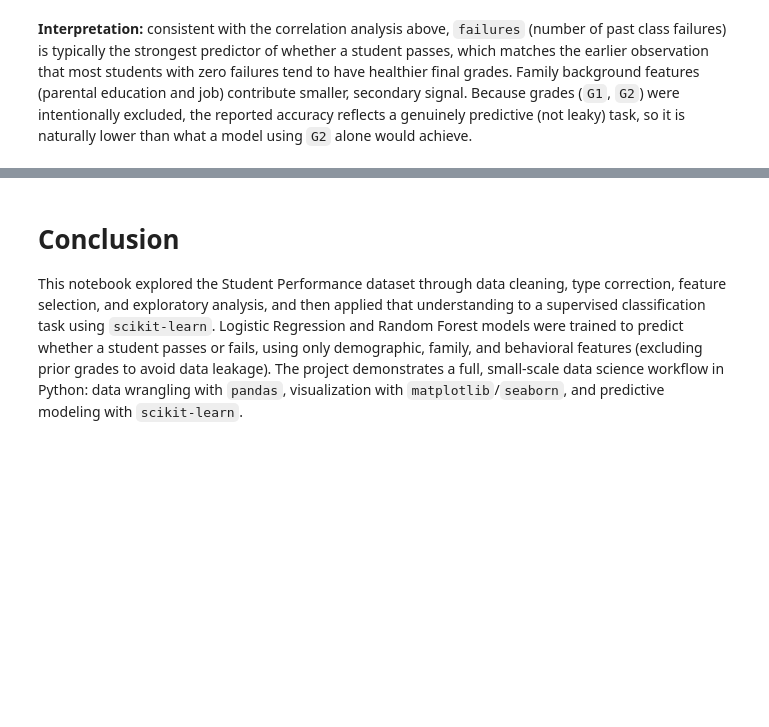
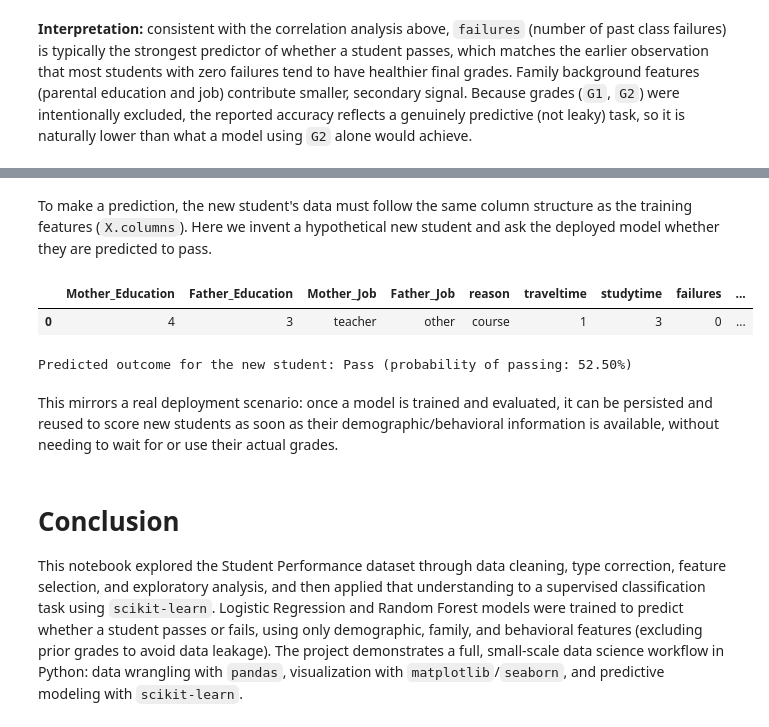
Before and after one commit to ZeinabBagherifard/Student-Performance-Analysis, a Jupyter notebook: student-performance-eda.ipynb, the cells around one changed output, grey strips where cells are left out. Drawn from its saved outputs; the diff is of its cells as text; code cells hidden in the pictures; blank space fills up the shorter version.

```diff
--- a/student-performance-eda.ipynb
+++ b/student-performance-eda.ipynb
@@ -576,3 +615,36 @@ predictive (not leaky) task, so it is naturally lower than what a model using `G
+# %% [markdown]
+To make a prediction, the new student's data must follow the same column structure as the training features
+(`X.columns`). Here we invent a hypothetical new student and ask the deployed model whether they are predicted to pass.
+# %%
+new_student = pd.DataFrame([{
+    "Mother_Education": 4,
+    "Father_Education": 3,
+    "Mother_Job": "teacher",
+    "Father_Job": "other",
+    "reason": "course",
+    "traveltime": 1,
+    "studytime": 3,
+    "failures": 0,
+    "health": 4,
+    "absences": 2,
+}])
+
+new_student
+# %% [output]
+|  | Mother_Education | Father_Education | Mother_Job | Father_Job | reason | traveltime | studytime | failures | ... |
+| 0 | 4 | 3 | teacher | other | course | 1 | 3 | 0 | ... |
+# %%
+prediction = loaded_model.predict(new_student)[0]
+probability = loaded_model.predict_proba(new_student)[0, 1]
+
+label = "Pass" if prediction == 1 else "Fail"
+print(f"Predicted outcome for the new student: {label} (probability of passing: {probability:.2%})")
+# %% [output]
+Predicted outcome for the new student: Pass (probability of passing: 52.50%)
+# %% [markdown]
+This mirrors a real deployment scenario: once a model is trained and evaluated, it can be persisted and reused to score
+new students as soon as their demographic/behavioral information is available, without needing to wait for or use their
+actual grades.
 # %% [markdown]
 # Conclusion
 
```
Also changed, not shown: parts of 4 cells of this notebook, 2 other files.
